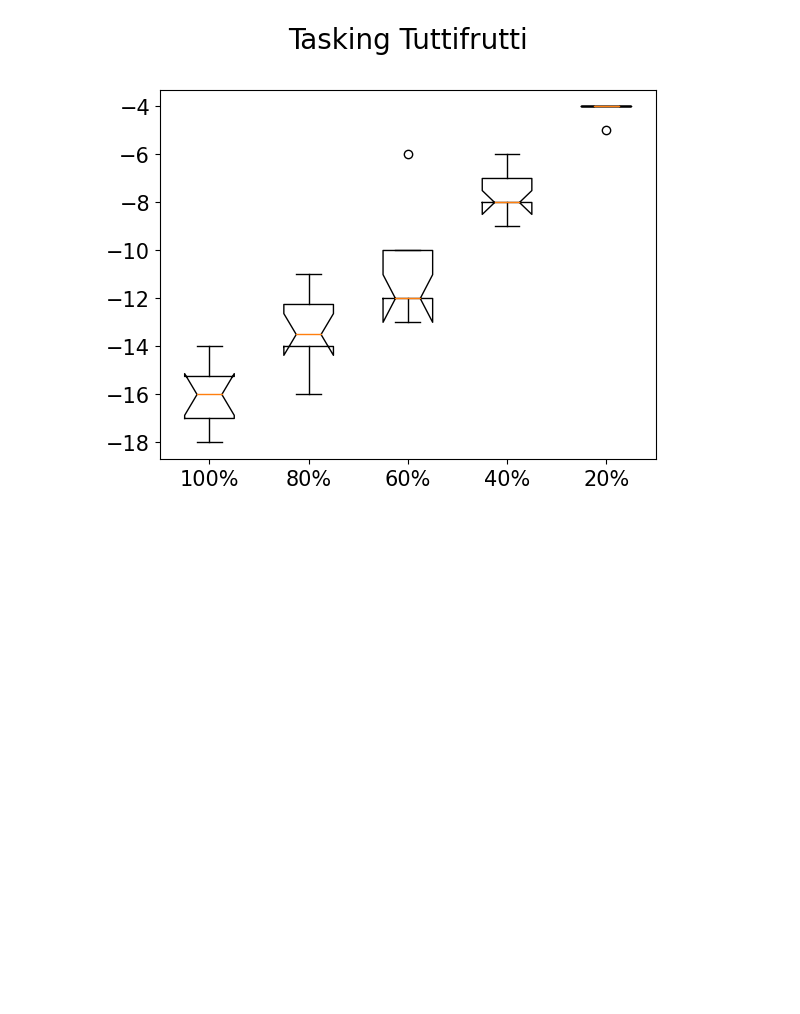
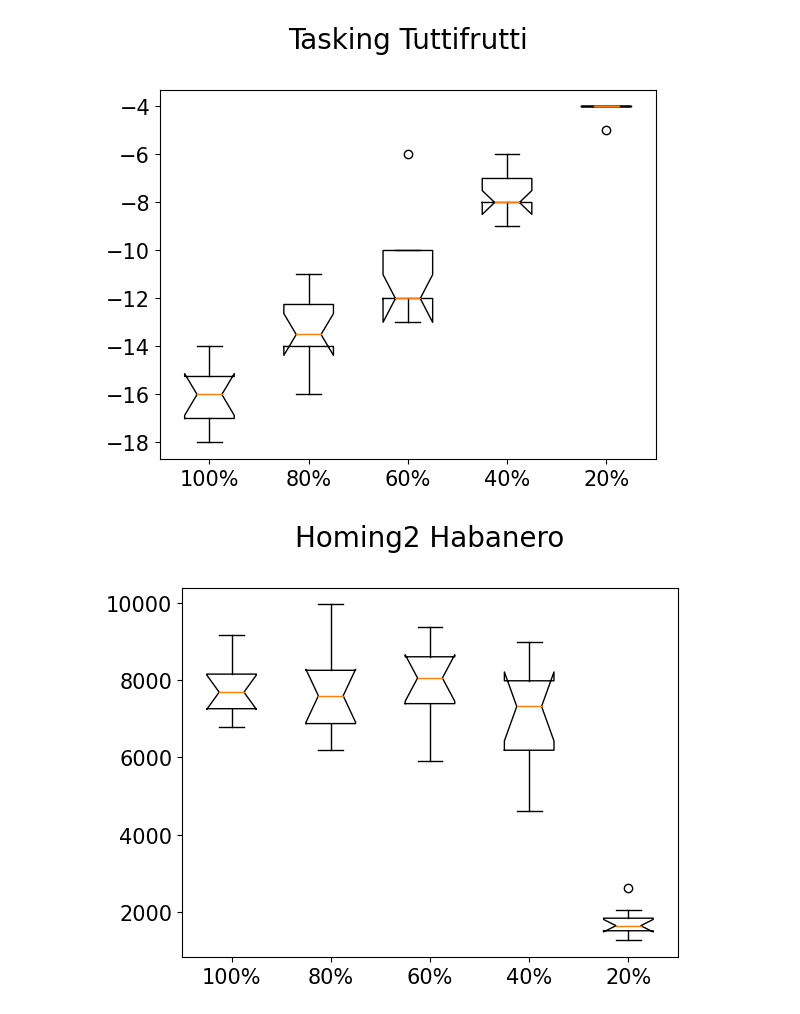
Before and after one commit to juanpabmedina/heterogenity_habanero_loopfunctions, a Jupyter notebook: scenarios/memory/data/data_analysis.ipynb, the cells around one changed output. Saved outputs shown, nothing was run; the diff lists cells and outputs as text; code cells hidden in the pictures; blank space fills up the shorter version.

Commit message:
Added changes to pheromone and missions in general

```diff
--- a/scenarios/memory/data/data_analysis.ipynb
+++ b/scenarios/memory/data/data_analysis.ipynb
@@ -62,3 +112,8 @@ plot_data([data1,data2,data3,data4,data5], 'Tasking Habanero')
 plot_data([data1,data2,data3,data4,data5], 'Tasking Tuttifrutti')
 # %% [output]
 [figure]
+# %%
+[data1,data2,data3,data4,data5] = obtain_data(csv_file_path = 'score.csv', mission_name='homing2_habanero')
+plot_data([data1,data2,data3,data4,data5], 'Homing2 Habanero')
+# %% [output]
+[figure, added]
```
Also changed, not shown: parts of 7 cells of this notebook, 16 other files.
